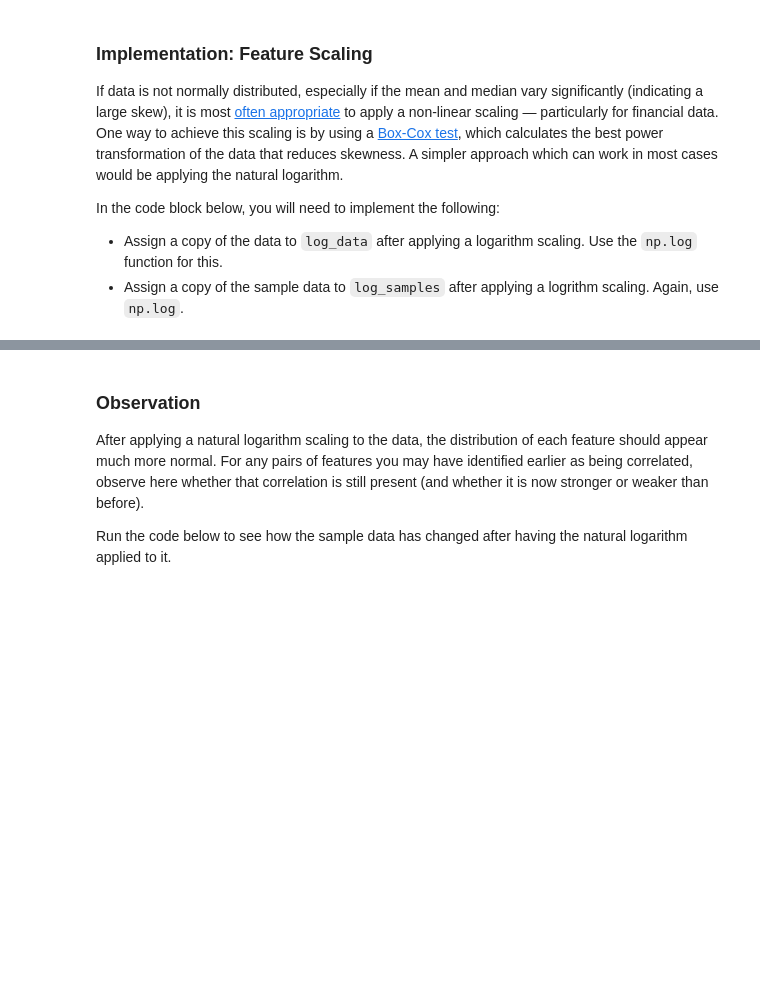
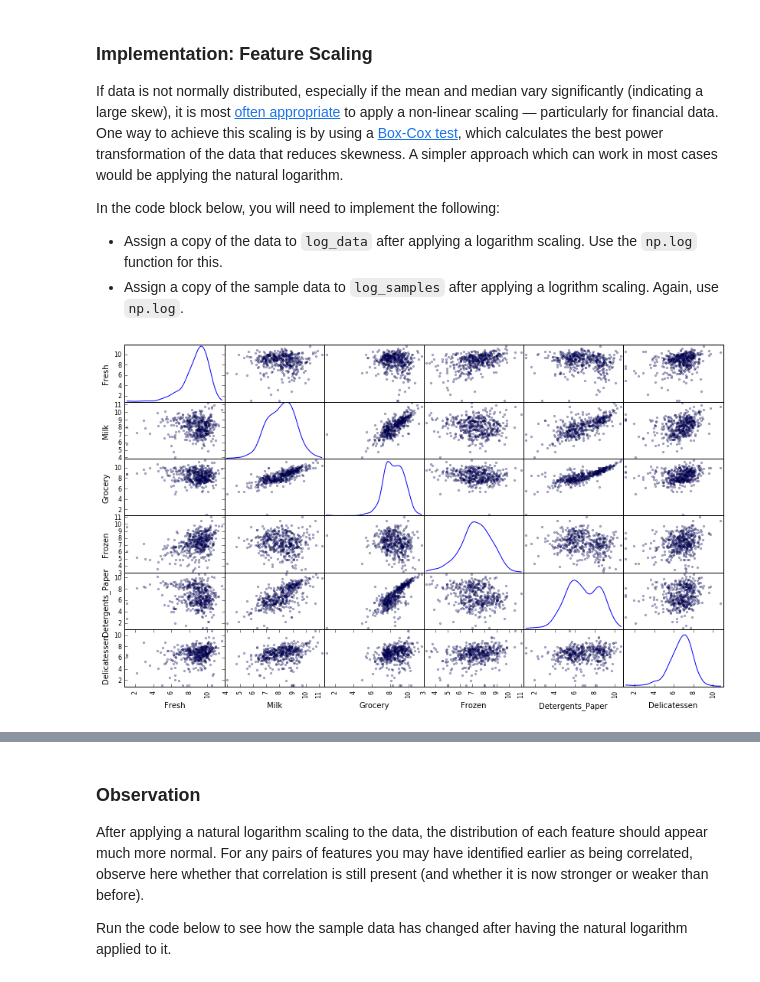
Before and after one commit to manprets/customer_segments, a Jupyter notebook: customer_segments.ipynb, the cells around one changed output, grey strips where cells are left out. Drawn from its saved outputs; the diff is of its cells as text; code cells hidden in the pictures; blank space fills up the shorter version.

```diff
--- a/customer_segments.ipynb
+++ b/customer_segments.ipynb
@@ -173,10 +204,12 @@ In the code block below, you will need to implement the following:
  - Assign a copy of the sample data to `log_samples` after applying a logrithm scaling. Again, use `np.log`.
 # %%
 # TODO: Scale the data using the natural logarithm
-log_data = None
+log_data = np.log(data).copy()
 
 # TODO: Scale the sample data using the natural logarithm
-log_samples = None
+log_samples = np.log(samples).copy()
 
 # Produce a scatter matrix for each pair of newly-transformed features
 pd.scatter_matrix(log_data, alpha = 0.3, figsize = (14,8), diagonal = 'kde');
+# %% [output]
+[figure, added]
```
Also changed, not shown: parts of 41 cells of this notebook.
